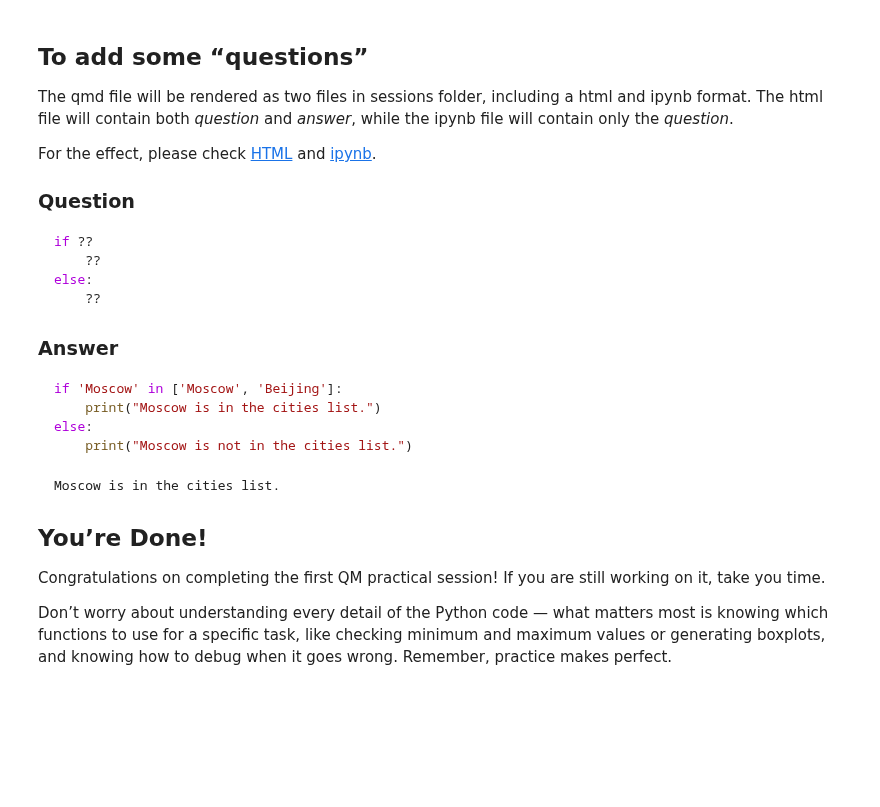
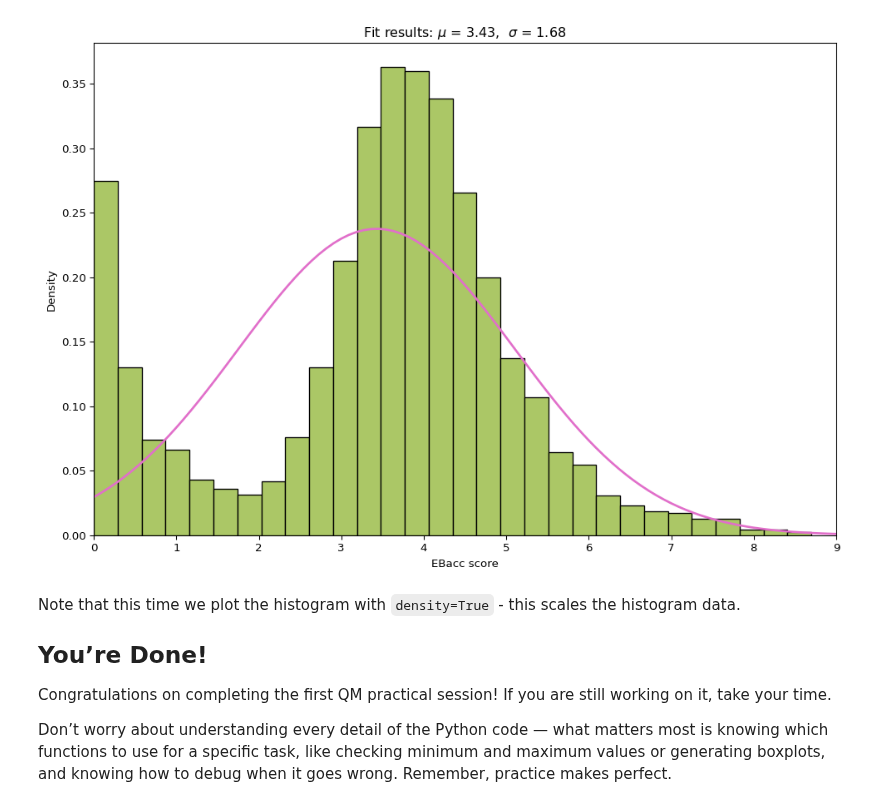
Before and after one commit to huanfachen/QM, a Jupyter notebook: sessions/week2_practical.ipynb, the cells around one changed output. Cells and saved outputs as stored; diff of their text form; code cells hidden in the pictures; blank space fills up the shorter version.

````diff
--- a/sessions/week2_practical.ipynb
+++ b/sessions/week2_practical.ipynb
@@ -63,0 +104,3 @@ print(df_pop.head())
+# %%
+# only keep rows where RECTYPE is 1 or 2
+df_ks4 = df_ks4[df_ks4['RECTYPE'].isin([1, 2])].copy()
@@ -64,39 +180,39 @@ print(df_pop.head())
+# %%
+import scipy.stats as sps
+
+# first let's get the mean and stand deviation
+mu = df_ks4['EBACCAPS'].dropna().mean()
+std = df_ks4['EBACCAPS'].dropna().std()
+
+## Create the plot
+
+# plot the histogram
+plt.figure(figsize=(12, 8))
+plt.hist(df_ks4['EBACCAPS'], bins=30, density=True, color='#abc766', edgecolor='black')
+
+# plot the Probability Density Function (PDF)
+xmin = 0
+xmax = 9
+x = np.linspace(xmin, xmax, 100)
+p = sps.norm.pdf(x, mu, std)
+plt.plot(x, p, 'k', linewidth=2, color="#e16fca")
+
+plt.title(f"Fit results: $\mu$ = {mu:.2f},  $\sigma$ = {std:.2f}")
+plt.xlim(0, 9)
+plt.xlabel("EBacc score")
+plt.ylabel("Density")
+
+plt.show()
+# %% [output]
+[figure, added]
 # %% [markdown]
-## To add some “questions”
-
-The qmd file will be rendered as two files in sessions folder, including
-a html and ipynb format. The html file will contain both *question* and
-*answer*, while the ipynb file will contain only the *question*.
-
-For the effect, please check
-[HTML](https://huanfachen.github.io/QM/sessions/weekX_practical.html)
-and
-[ipynb](https://huanfachen.github.io/QM/sessions/weekX_practical.ipynb).
-
-### Question
-
-``` python
-if ??
-    ??
-else:
-    ??
-```
-
-### Answer
-
-``` python
-if 'Moscow' in ['Moscow', 'Beijing']:
-    print("Moscow is in the cities list.")
-else:
-    print("Moscow is not in the cities list.")
-```
-
-    Moscow is in the cities list.
+Note that this time we plot the histogram with `density=True` - this
+scales the histogram data.
 
 ## You’re Done!
 
 Congratulations on completing the first QM practical session! If you are
-still working on it, take you time.
+still working on it, take your time.
 
 Don’t worry about understanding every detail of the Python code — what
 matters most is knowing which functions to use for a specific task, like
````
Also changed, not shown: parts of 20 cells of this notebook, 23 other files.
